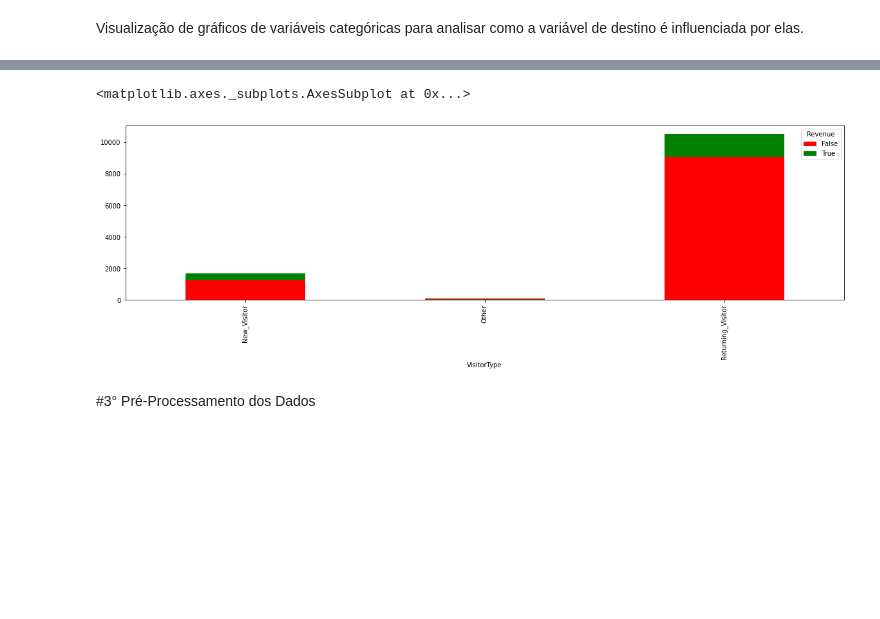
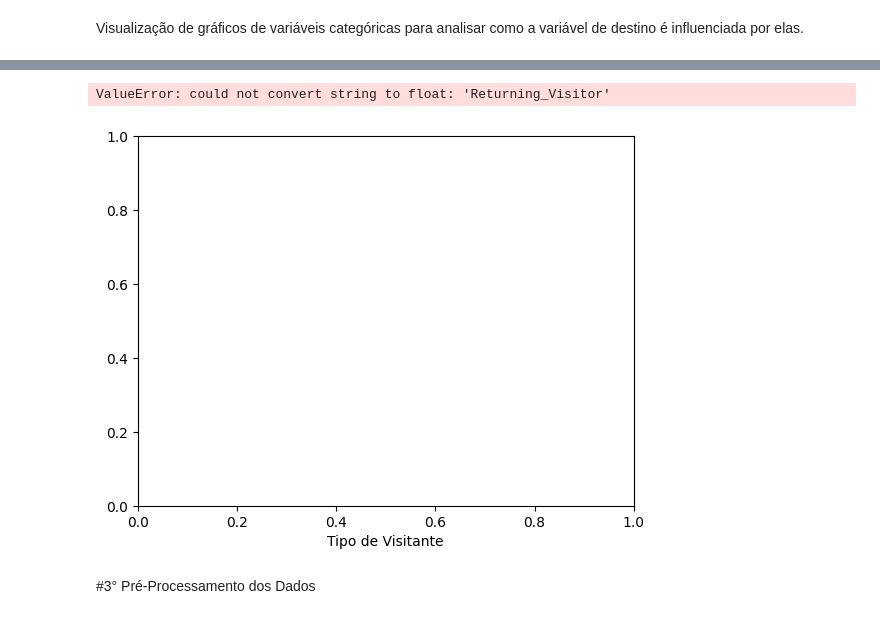
Before and after one commit to renatamontanhana/-Maquinas_Preditivas_SVM, a Jupyter notebook: M5A32_SVM.ipynb, the cells around one changed output, grey strips where cells are left out. Cells and saved outputs as stored; diff of their text form; code cells hidden in the pictures; blank space fills up the shorter version.

```diff
--- a/M5A32_SVM.ipynb
+++ b/M5A32_SVM.ipynb
@@ -197,16 +327,18 @@ sns.countplot(df['Revenue'])
 # %%
 # Countplot Tipo de Visitante
 plt.xlabel("Tipo de Visitante")
 sns.countplot(df['VisitorType'])
+df['VisitorType'] = df['VisitorType'].astype('category')
+sns.countplot(df['VisitorType'])
+# %% [output]
+ValueError: could not convert string to float: 'Returning_Visitor'
+[figure, added]
 # %%
 # Stacked Bar Tipo de Visitante x Revenue
 pd.crosstab(df['VisitorType'], df['Revenue']).plot(kind = 'bar',
                                                    stacked = True,
                                                    figsize = (20, 5),
                                                    color = ['red', 'green'])
-# %% [output]
-<matplotlib.axes._subplots.AxesSubplot at 0x...>
-[figure, removed]
 # %%
 # Pie Chart Tipos de Visitantes
 labels = ['Visitante_Retornando', 'Novo_Visitante', 'Outro']
```
Also changed, not shown: parts of 27 cells of this notebook.
